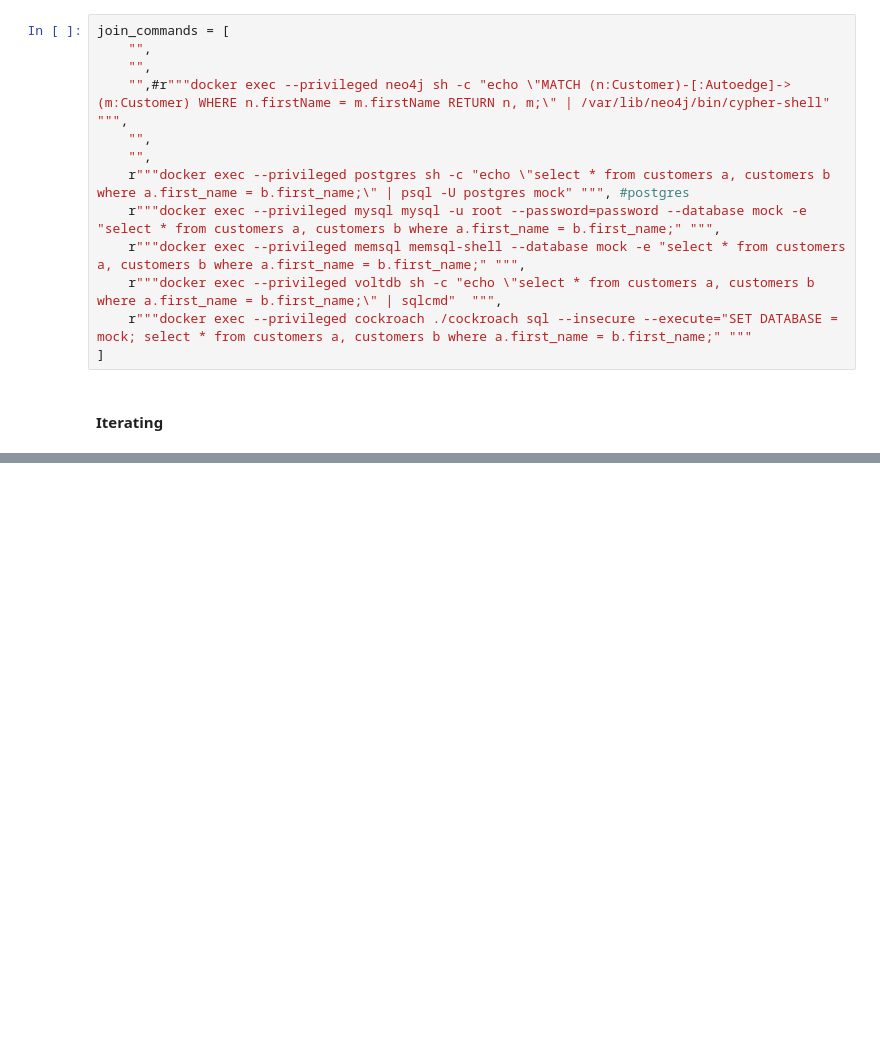
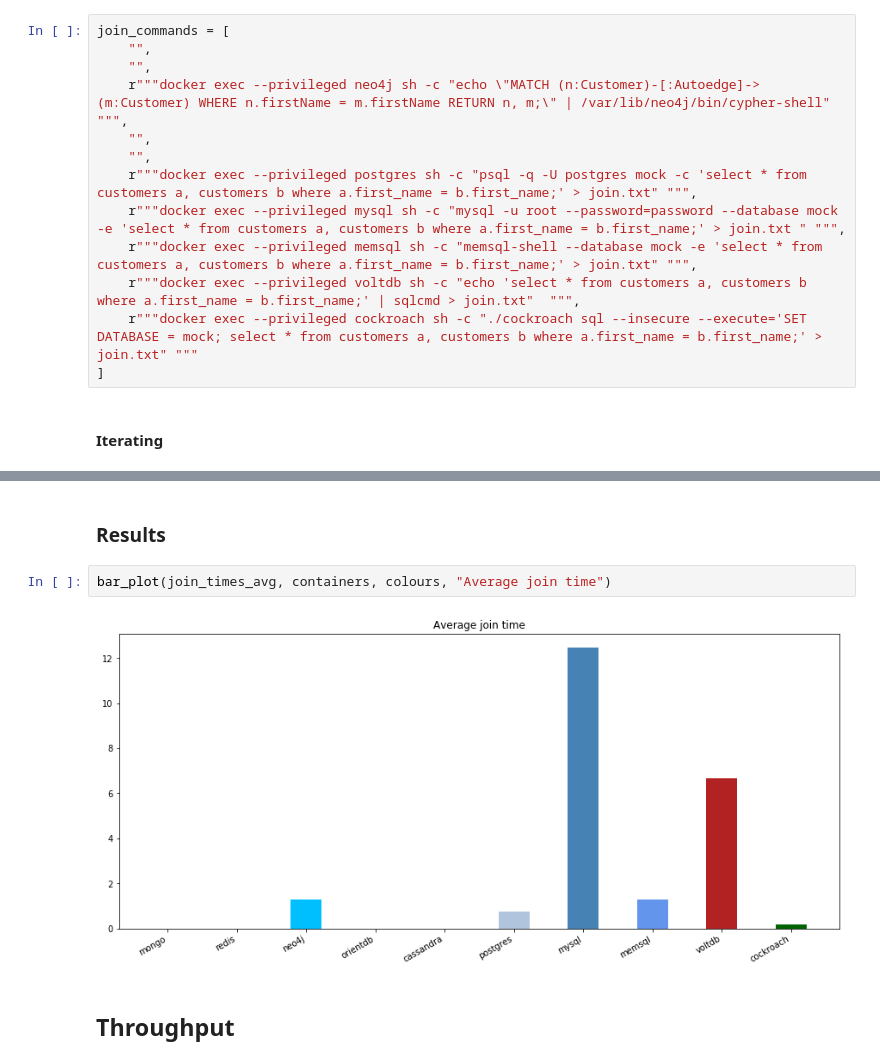
Before and after one commit to BigData-MielPops/Project2, a Jupyter notebook: python_commands_test.ipynb, the cells around one changed output, grey strips where cells are left out. Cells and saved outputs as stored; diff of their text form; blank space fills up the shorter version.

Commit message:
fixes and throughput

```diff
--- a/python_commands_test.ipynb
+++ b/python_commands_test.ipynb
@@ -383,14 +412,14 @@ docker exec --privileged neo4j sh -c "echo \"MATCH (n:Customer) CREATE (n)-[r:Au
 join_commands = [
     "",
     "",
-    "",#r"""docker exec --privileged neo4j sh -c "echo \"MATCH (n:Customer)-[:Autoedge]->(m:Customer) WHERE n.firstName = m.firstName RETURN n, m;\" | /var/lib/neo4j/bin/cypher-shell" """,
+    r"""docker exec --privileged neo4j sh -c "echo \"MATCH (n:Customer)-[:Autoedge]->(m:Customer) WHERE n.firstName = m.firstName RETURN n, m;\" | /var/lib/neo4j/bin/cypher-shell" """,
     "",
     "",
-    r"""docker exec --privileged postgres sh -c "echo \"select * from customers a, customers b where a.first_name = b.first_name;\" | psql -U postgres mock" """, #postgres
-    r"""docker exec --privileged mysql mysql -u root --password=password --database mock -e "select * from customers a, customers b where a.first_name = b.first_name;" """,
-    r"""docker exec --privileged memsql memsql-shell --database mock -e "select * from customers a, customers b where a.first_name = b.first_name;" """,
-    r"""docker exec --privileged voltdb sh -c "echo \"select * from customers a, customers b where a.first_name = b.first_name;\" | sqlcmd"  """,
-    r"""docker exec --privileged cockroach ./cockroach sql --insecure --execute="SET DATABASE = mock; select * from customers a, customers b where a.first_name = b.first_name;" """
+    r"""docker exec --privileged postgres sh -c "psql -q -U postgres mock -c 'select * from customers a, customers b where a.first_name = b.first_name;' > join.txt" """,
+    r"""docker exec --privileged mysql sh -c "mysql -u root --password=password --database mock -e 'select * from customers a, customers b where a.first_name = b.first_name;' > join.txt " """,
+    r"""docker exec --privileged memsql sh -c "memsql-shell --database mock -e 'select * from customers a, customers b where a.first_name = b.first_name;' > join.txt" """,
+    r"""docker exec --privileged voltdb sh -c "echo 'select * from customers a, customers b where a.first_name = b.first_name;' | sqlcmd > join.txt"  """,
+    r"""docker exec --privileged cockroach sh -c "./cockroach sql --insecure --execute='SET DATABASE = mock; select * from customers a, customers b where a.first_name = b.first_name;' > join.txt" """
 ]
 # %% [markdown]
 #### Iterating
@@ -411,0 +450,8 @@ postgres
+# %% [markdown]
+### Results
+# %%
+bar_plot(join_times_avg, containers, colours, "Average join time")
+# %% [output]
+[figure, added]
+# %% [markdown]
+## Throughput
```
Also changed, not shown: parts of 28 cells of this notebook.
